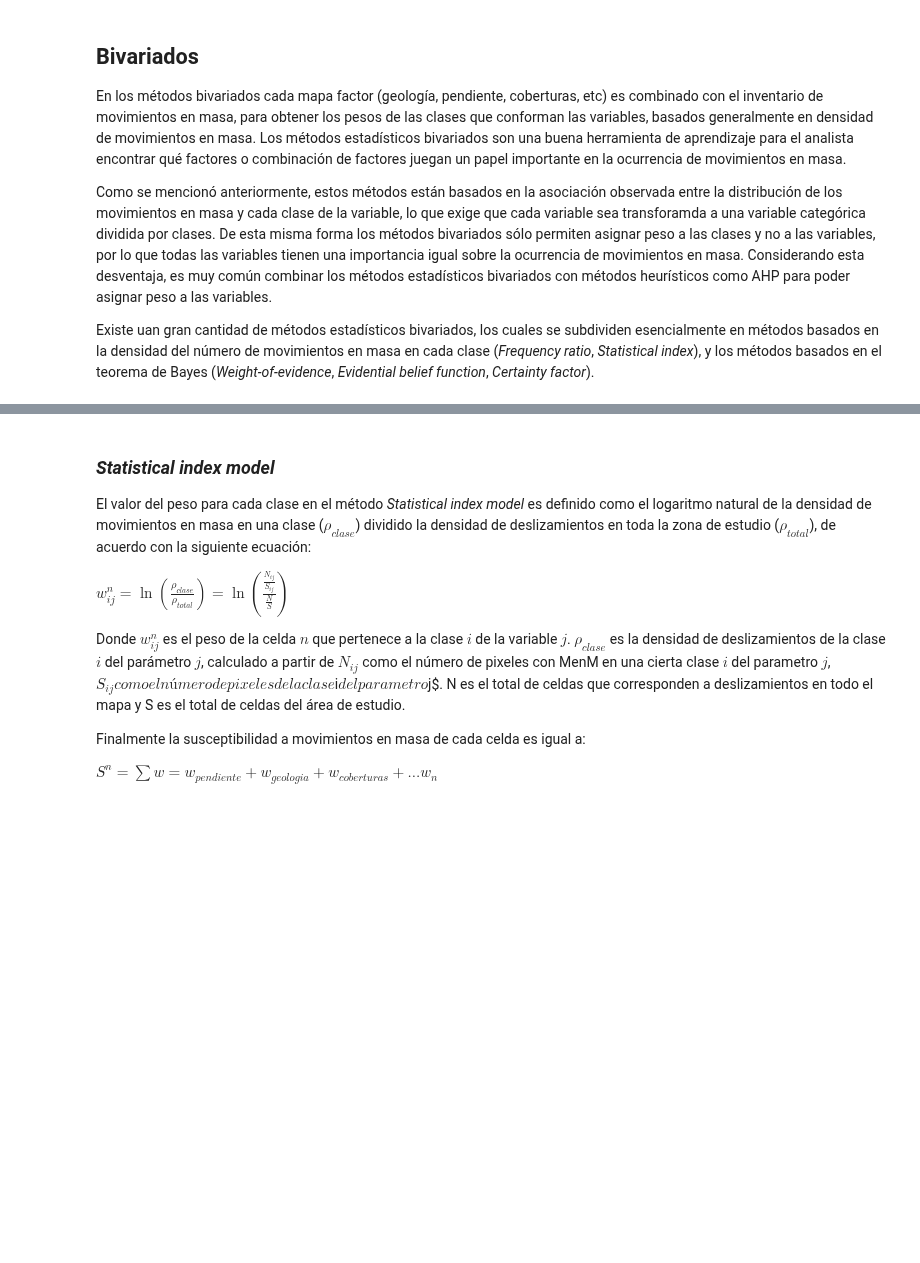
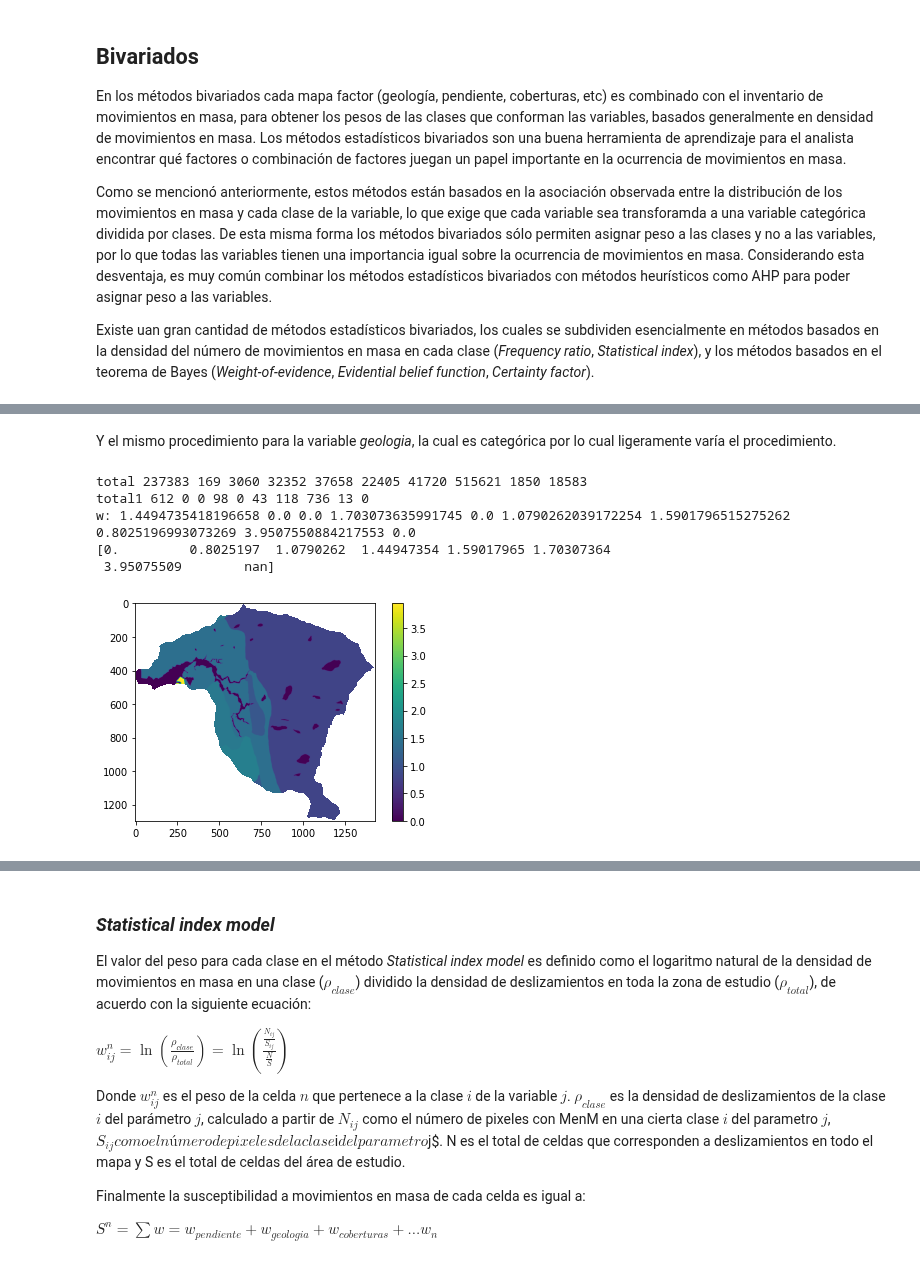
Before and after one commit to edieraristizabal/Libro_cartoGeotecnia, a Jupyter notebook: _sources/08_bivariado.ipynb, the cells around one changed output, grey strips where cells are left out. Cells and saved outputs as stored; diff of their text form; code cells hidden in the pictures; blank space fills up the shorter version.

```diff
--- a/_sources/08_bivariado.ipynb
+++ b/_sources/08_bivariado.ipynb
@@ -30,0 +210,65 @@ Método de *Frequency ratio*. Tomado de Suh et al. (2015)
+# %% [markdown]
+Y el mismo procedimiento para la variable *geologia*, la cual es categórica por lo cual ligeramente varía el procedimiento.
+# %%
+a=(geologia == 2).sum()
+b=(geologia == 4).sum()
+c=(geologia == 6).sum()
+d=(geologia == 8).sum()
+e=(geologia == 9).sum()
+f=(geologia == 10).sum()
+g=(geologia == 11).sum()
+h=(geologia == 14).sum()
+i=(geologia == 15).sum()
+j=(geologia == 16).sum()
+
+total=a+b+c+d+e+f+g+h+i+j
+print("total", a,b,c,d,e,f,g,h,i,j)
+
+geologiaconMenM=geologia*inventario
+a1=(geologiaconMenM == 2).sum()
+b1=(geologiaconMenM == 4).sum()
+c1=(geologiaconMenM == 6).sum()
+d1=(geologiaconMenM == 8).sum()
+e1=(geologiaconMenM == 9).sum()
+f1=(geologiaconMenM == 10).sum()
+g1=(geologiaconMenM == 11).sum()
+h1=(geologiaconMenM == 14).sum()
+i1=(geologiaconMenM == 15).sum()
+j1=(geologiaconMenM == 16).sum()
+
+total1=a1+b1+c1+d1+e1+f1+g1+h1+i1+j1
+print("total1", a1,b1,c1,d1,e1,f1,g1,h1,i1,j1)
+
+w_a=(a1/total1)/(a/total)
+w_b=(b1/total1)/(b/total)
+w_c=(c1/total1)/(c/total)
+w_d=(d1/total1)/(d/total)
+w_e=(e1/total1)/(e/total)
+w_f=(f1/total1)/(f/total)
+w_g=(g1/total1)/(g/total)
+w_h=(h1/total1)/(h/total)
+w_i=(i1/total1)/(i/total)
+w_j=(j1/total1)/(j/total)
+print("w:", w_a,w_b,w_c,w_d,w_e,w_f,w_g,w_h,w_i,w_j)
+
+geologia_c=np.where ( geologia==2,w_a,geologia )
+geologia_c=np.where ( geologia_c==4,w_b,geologia_c )
+geologia_c=np.where ( geologia_c==6,w_c,geologia_c )
+geologia_c=np.where ( geologia_c==8,w_d,geologia_c )
+geologia_c=np.where ( geologia_c==9,w_e,geologia_c )
+geologia_c=np.where ( geologia_c==10,w_f,geologia_c  )
+geologia_c=np.where ( geologia_c==11,w_g,geologia_c  )
+geologia_c=np.where ( geologia_c==14,w_h,geologia_c  )
+geologia_c=np.where ( geologia_c==15,w_i,geologia_c  )
+geologia_c=np.where ( geologia_c==16,w_j,geologia_c  )
+
+plt.imshow(geologia_c)
+plt.colorbar()
+print(np.unique(geologia_c));
+# %% [output]
+total 237383 169 3060 32352 37658 22405 41720 515621 1850 18583
+total1 612 0 0 98 0 43 118 736 13 0
+w: 1.4494735418196658 0.0 0.0 1.703073635991745 0.0 1.0790262039172254 1.5901796515275262 0.8025196993073269 3.9507550884217553 0.0
+[0.         0.8025197  1.0790262  1.44947354 1.59017965 1.70307364
+ 3.95075509        nan]
+[figure, added]
```
Also changed, not shown: parts of 39 cells of this notebook, 17 other files.
